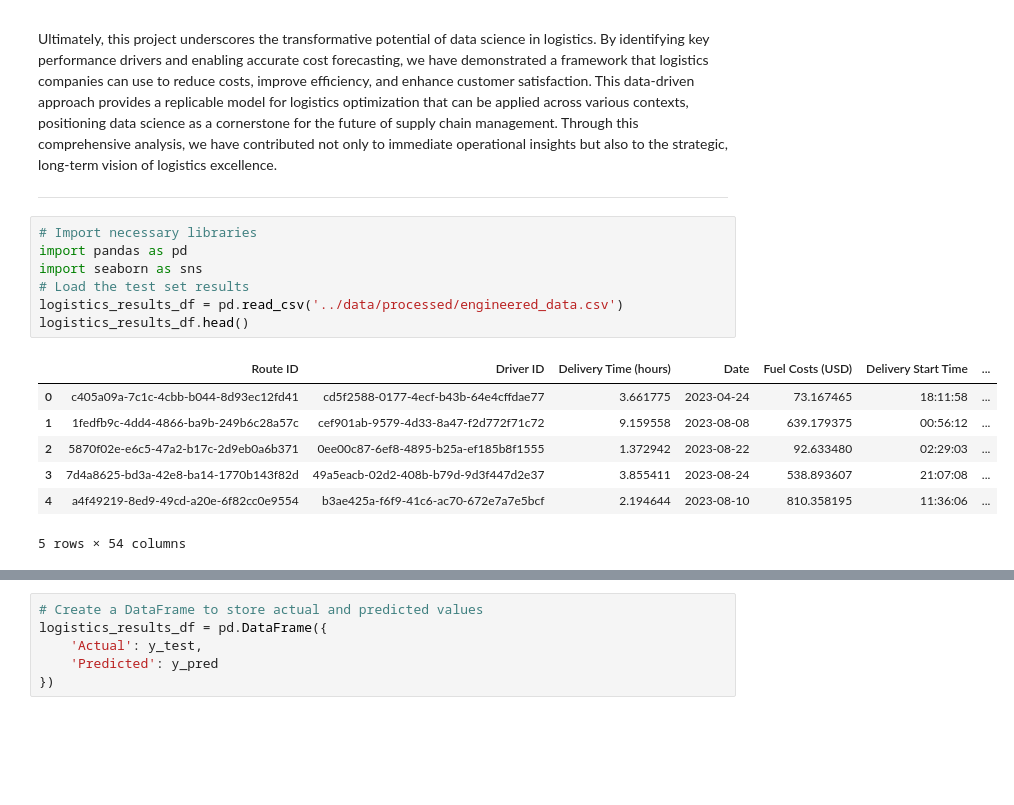
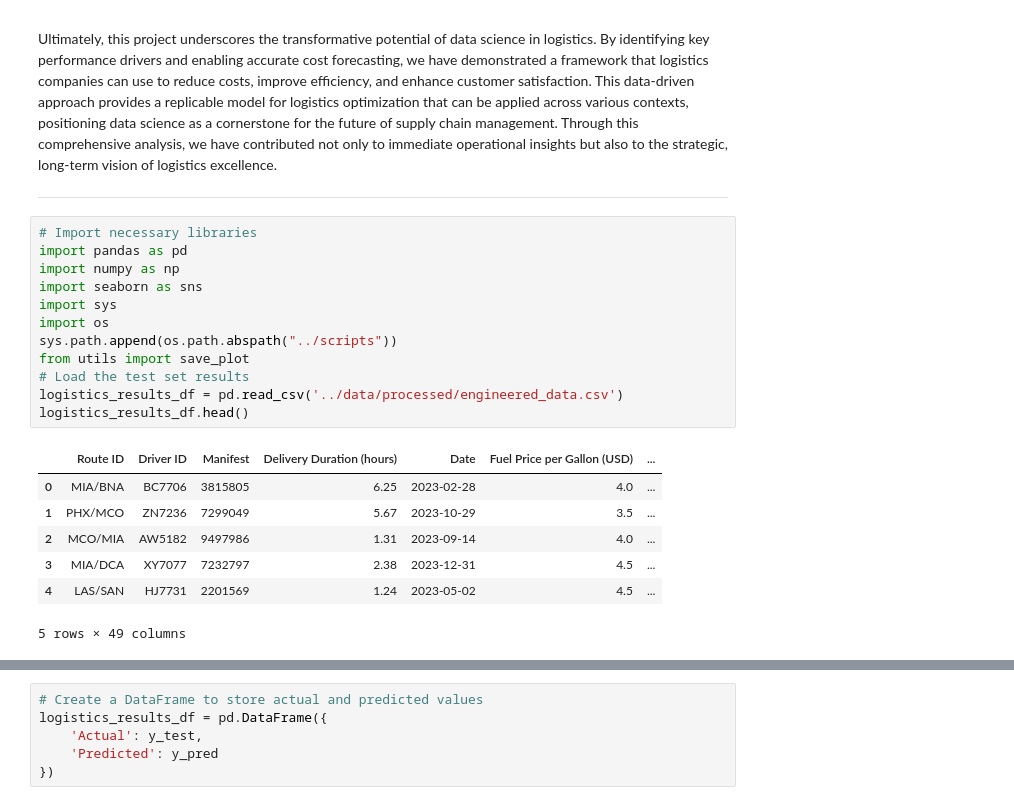
Before and after one commit to pcpetty/logistics-optimization-project, a Jupyter notebook: notebooks/04_results_analysis.ipynb, the cells around one changed output, grey strips where cells are left out. Cells and saved outputs as stored; diff of their text form; blank space fills up the shorter version.

```diff
--- a/notebooks/04_results_analysis.ipynb
+++ b/notebooks/04_results_analysis.ipynb
@@ -29,16 +29,21 @@ Ultimately, this project underscores the transformative potential of data scienc
 # %%
 # Import necessary libraries
 import pandas as pd
+import numpy as np
 import seaborn as sns
+import sys
+import os
+sys.path.append(os.path.abspath("../scripts"))
+from utils import save_plot
 # Load the test set results
 logistics_results_df = pd.read_csv('../data/processed/engineered_data.csv')
 logistics_results_df.head()
 # %% [output]
-|  | Route ID | Driver ID | Delivery Time (hours) | Date | Fuel Costs (USD) | Delivery Start Time | ... |
-| 0 | c405a09a-7c1c-4cbb-b044-8d93ec12fd41 | cd5f2588-0177-4ecf-b43b-64e4cffdae77 | 3.661775 | 2023-04-24 | 73.167465 | 18:11:58 | ... |
-| 1 | 1fedfb9c-4dd4-4866-ba9b-249b6c28a57c | cef901ab-9579-4d33-8a47-f2d772f71c72 | 9.159558 | 2023-08-08 | 639.179375 | 00:56:12 | ... |
-| 2 | 5870f02e-e6c5-47a2-b17c-2d9eb0a6b371 | 0ee00c87-6ef8-4895-b25a-ef185b8f1555 | 1.372942 | 2023-08-22 | 92.633480 | 02:29:03 | ... |
-| 3 | 7d4a8625-bd3a-42e8-ba14-1770b143f82d | 49a5eacb-02d2-408b-b79d-9d3f447d2e37 | 3.855411 | 2023-08-24 | 538.893607 | 21:07:08 | ... |
-| 4 | a4f49219-8ed9-49cd-a20e-6f82cc0e9554 | b3ae425a-f6f9-41c6-ac70-672e7a7e5bcf | 2.194644 | 2023-08-10 | 810.358195 | 11:36:06 | ... |
+|  | Route ID | Driver ID | Manifest | Delivery Duration (hours) | Date | Fuel Price per Gallon (USD) | ... |
+| 0 | MIA/BNA | BC7706 | 3815805 | 6.25 | 2023-02-28 | 4.0 | ... |
+| 1 | PHX/MCO | ZN7236 | 7299049 | 5.67 | 2023-10-29 | 3.5 | ... |
+| 2 | MCO/MIA | AW5182 | 9497986 | 1.31 | 2023-09-14 | 4.0 | ... |
+| 3 | MIA/DCA | XY7077 | 7232797 | 2.38 | 2023-12-31 | 4.5 | ... |
+| 4 | LAS/SAN | HJ7731 | 2201569 | 1.24 | 2023-05-02 | 4.5 | ... |
-5 rows × 54 columns
+5 rows × 49 columns
 # %%
```
Also changed, not shown: parts of 12 cells of this notebook, 15 other files.
